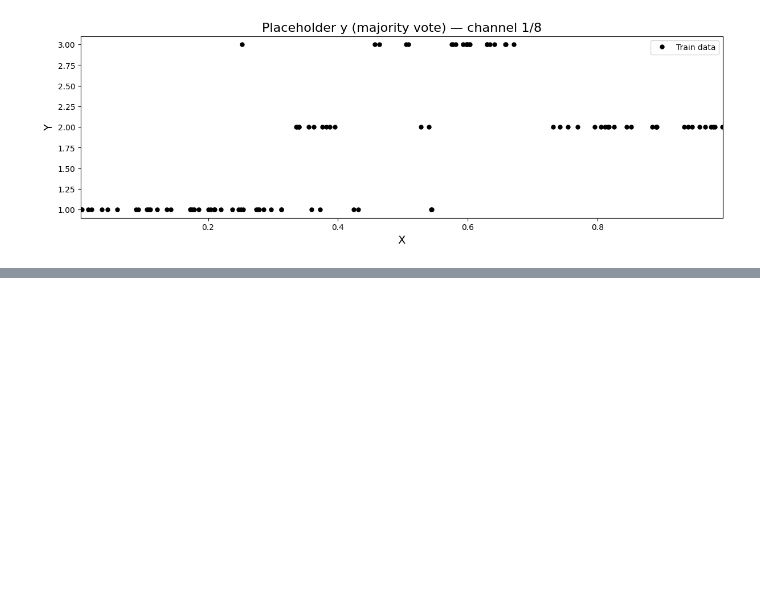
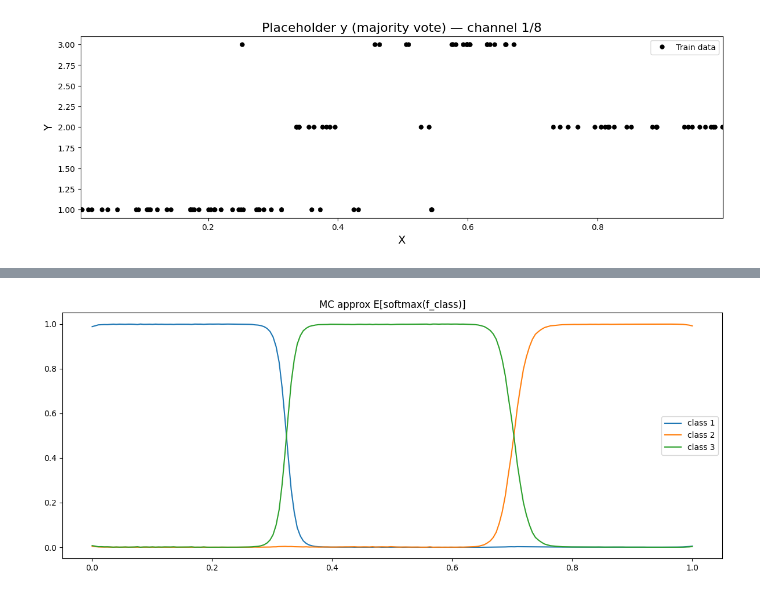
Before and after one commit to Ckvalencia/mogptk, a Jupyter notebook: examples/MA_Classificaction/Demo_MA_classification.ipynb, the cells around one changed output, grey strips where cells are left out. Drawn from its saved outputs; the diff is of its cells as text; code cells hidden in the pictures; blank space fills up the shorter version.

```diff
--- a/examples/MA_Classificaction/Demo_MA_classification.ipynb
+++ b/examples/MA_Classificaction/Demo_MA_classification.ipynb
@@ -301,0 +276,9 @@ LinearModelOfCoregionalizationKernel(
+# %%
+kernels = []
+for j in range(Q):
+    k = mogptk.gpr.SquaredExponentialKernel()
+    k.lengthscale.assign(0.15)
+    k.magnitude.assign(0.8)
+    kernels.append(k)
+
+kernel = mogptk.gpr.LinearModelOfCoregionalizationKernel(*kernels, output_dims=Q)
@@ -321,0 +371,89 @@ ValueError: y must have R=5 columns (annotators). Got (800, 1)
+# %%
+def build_X_lmc(X1d_np: np.ndarray, Q: int) -> torch.Tensor:
+    X1d_np = X1d_np.reshape(-1, 1).astype(np.float32)
+    N = X1d_np.shape[0]
+    x_rep = np.tile(X1d_np, (Q, 1)).astype(np.float32)                  # (N*Q, 1)
+    chan = np.repeat(np.arange(Q, dtype=np.int64), N).astype(np.float32) # channel ids as "integer-valued float"
+    X2 = np.concatenate([chan.reshape(-1, 1), x_rep], axis=1)           # (N*Q, 2): [channel, x]
+    return torch.tensor(X2, dtype=dtype, device=device)
+
+def unstack_blocked(t: torch.Tensor, N: int, Q: int) -> torch.Tensor:
+    # (N*Q,1) -> (N,Q)
+    if t.ndim == 2 and t.shape[1] == 1:
+        t = t.squeeze(1)
+    return t.reshape(Q, N).T
+
+# === MC predictive moments from latent posterior ===
+def predict_mc_probs_from_latents(mu_lat: torch.Tensor, var_lat: torch.Tensor, K: int, R: int, S: int = 2000):
+    """
+    mu_lat, var_lat: (N, Q=K+R)
+    Returns:
+      p_class_mean: (N, K) approx E[softmax(f_class)]
+      z_mean:       (N, R) approx E[sigmoid(f_rel)]
+      plus optional variances if you want
+    """
+    N, Qloc = mu_lat.shape
+    assert Qloc == K + R
+
+    # sample f ~ N(mu, diag(var))
+    eps = torch.randn((S, N, Qloc), device=mu_lat.device, dtype=mu_lat.dtype)
+    f_s = mu_lat.unsqueeze(0) + torch.sqrt(var_lat.clamp_min(1e-12)).unsqueeze(0) * eps  # (S,N,Q)
+
+    f_class = f_s[:, :, :K]              # (S,N,K)
+    f_rel   = f_s[:, :, K:K+R]           # (S,N,R)
+
+    p_class_s = torch.softmax(f_class, dim=-1)     # (S,N,K)
+    z_s       = torch.sigmoid(f_rel)               # (S,N,R)
+
+    p_class_mean = p_class_s.mean(dim=0)           # (N,K)
+    z_mean       = z_s.mean(dim=0)                 # (N,R)
+
+    # (opcional) varianzas predictivas para bandas
+    p_class_var = p_class_s.var(dim=0, unbiased=False)
+    z_var       = z_s.var(dim=0, unbiased=False)
+    return p_class_mean, p_class_var, z_mean, z_var
+
+# === Run prediction on Xtest ===
+Ntest = Xtest.shape[0]
+Q = K + R
+
+Xte_lmc = build_X_lmc(Xtest, Q=Q)
+
+with torch.inference_mode():
+    mu_stacked, var_stacked = model.gpr.predict_f(Xte_lmc)  # (Ntest*Q,1)
+
+mu_lat  = unstack_blocked(mu_stacked,  N=Ntest, Q=Q)  # (Ntest,Q)
+var_lat = unstack_blocked(var_stacked, N=Ntest, Q=Q)  # (Ntest,Q)
+
+p_mean, p_var, z_mean, z_var = predict_mc_probs_from_latents(mu_lat, var_lat, K=K, R=R, S=2000)
+
+y_pred = torch.argmax(p_mean, dim=1) + 1
+acc = (y_pred.cpu().numpy().reshape(-1,1).flatten() == ytest.flatten()).mean()
+print("MC predictive accuracy vs ytest:", acc)
+
+# === Plot class probabilities ===
+plt.figure(figsize=(12, 5))
+for k in range(K):
+    plt.plot(Xtest.flatten(), p_mean[:, k].cpu().numpy(), label=f"class {k+1}")
+plt.title("MC approx E[softmax(f_class)]")
+plt.ylim(-0.05, 1.05)
+plt.legend()
+plt.tight_layout()
+plt.show()
+
+# === Plot annotator reliability mean (+/- 2 std) like demo bands ===
+fig, axes = plt.subplots(R, 1, figsize=(10, 2.2 * R), sharex=True)
+if R == 1:
+    axes = [axes]
+for r in range(R):
+    m = z_mean[:, r].cpu().numpy()
+    s = np.sqrt(z_var[:, r].cpu().numpy())
+    axes[r].plot(Xtest.flatten(), m, "b-", label="E[sigmoid(f_rel)]")
+    axes[r].fill_between(Xtest.flatten(), m - 2*s, m + 2*s, color="b", alpha=0.2, label="±2 std")
+    axes[r].plot(Xtrain.flatten(), np.asarray(Z_r[r]).flatten(), "k.", alpha=0.4, label="Lam_r (true, train)")
+    axes[r].set_ylim(-0.1, 1.1)
+    axes[r].set_title(f"Annotator {r+1} reliability")
+    axes[r].legend(loc="best")
+plt.tight_layout()
+plt.show()
+# %% [output]
@@ -321,0 +461 @@ ValueError: y must have R=5 columns (annotators). Got (800, 1)
+[figure, added]
```
Also changed, not shown: parts of 16 cells of this notebook.
